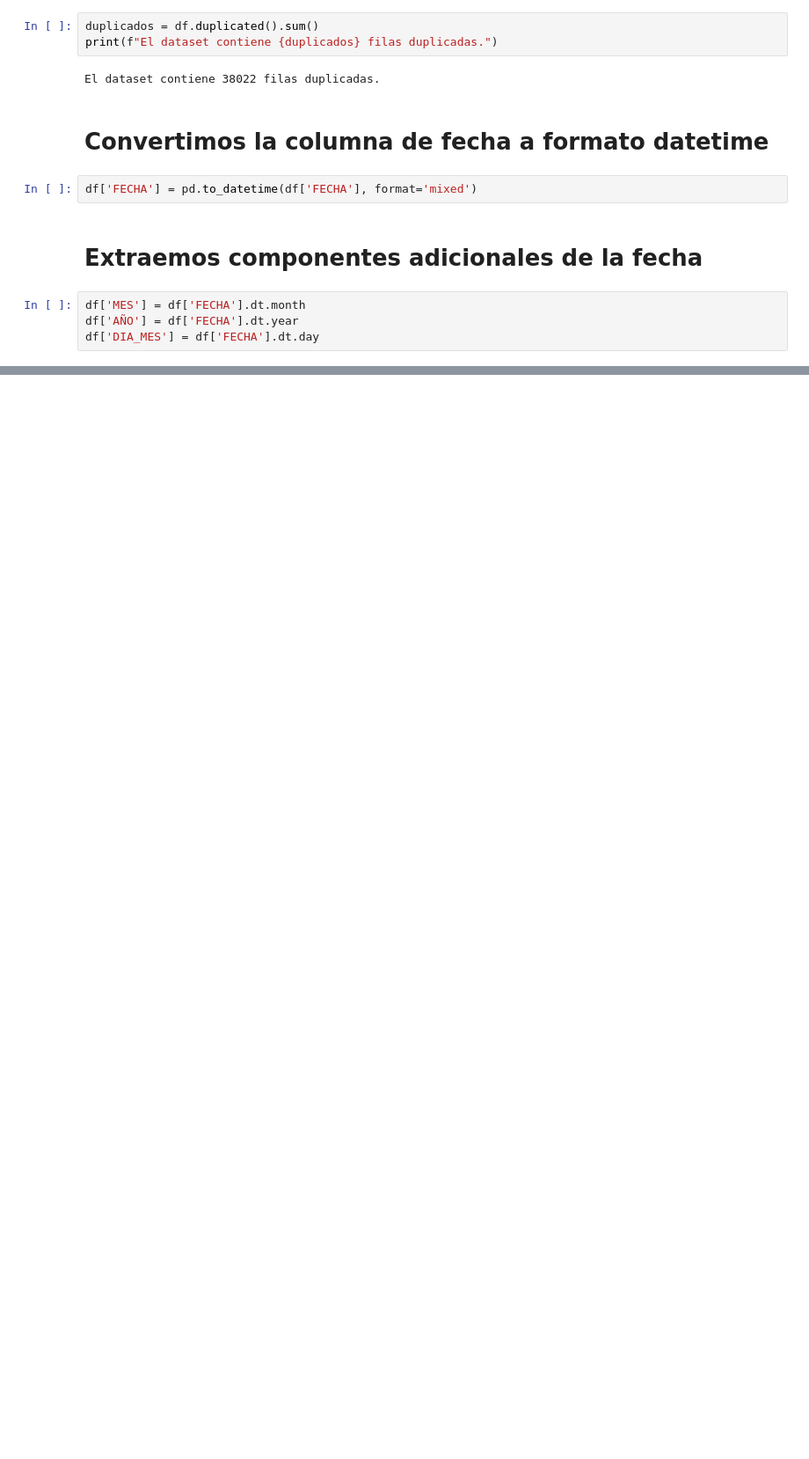
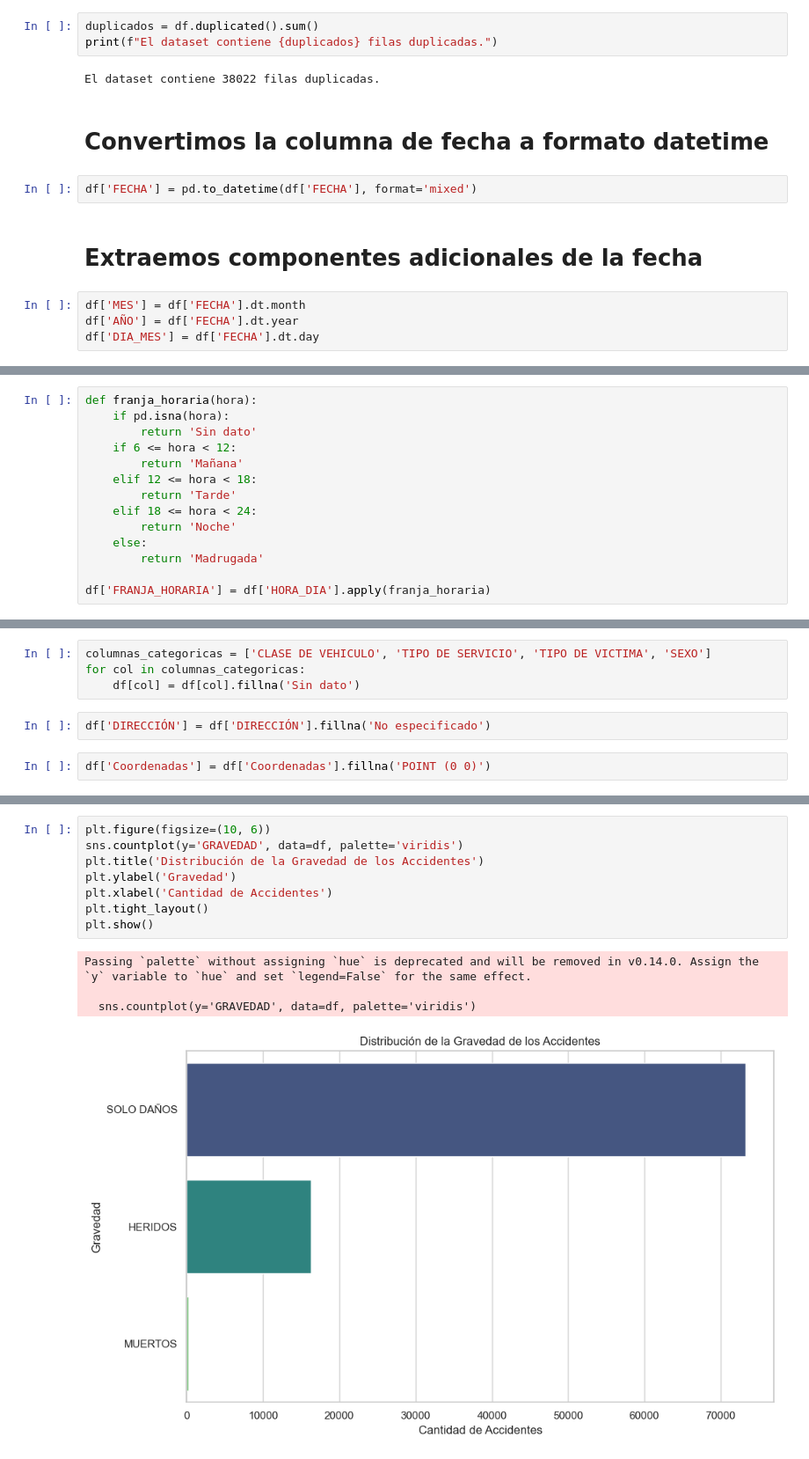
Before and after one commit to dandresgranados/Bootcamp-Kodigo-Tareas, a Jupyter notebook: Tarea1.ipynb, the cells around one changed output, grey strips where cells are left out. Shown at 88% size. Cells and saved outputs as stored; diff of their text form; blank space fills up the shorter version.

Commit message:
implementar visualizaciones iniciales

```diff
--- a/Tarea1.ipynb
+++ b/Tarea1.ipynb
@@ -110,0 +131,14 @@ df['DIA_MES'] = df['FECHA'].dt.day
+# %%
+def franja_horaria(hora):
+    if pd.isna(hora):
+        return 'Sin dato'
+    if 6 <= hora < 12:
+        return 'Mañana'
+    elif 12 <= hora < 18:
+        return 'Tarde'
+    elif 18 <= hora < 24:
+        return 'Noche'
+    else:
+        return 'Madrugada'
+
+df['FRANJA_HORARIA'] = df['HORA_DIA'].apply(franja_horaria)
@@ -110,0 +148,8 @@ df['DIA_MES'] = df['FECHA'].dt.day
+# %%
+columnas_categoricas = ['CLASE DE VEHICULO', 'TIPO DE SERVICIO', 'TIPO DE VICTIMA', 'SEXO']
+for col in columnas_categoricas:
+    df[col] = df[col].fillna('Sin dato')
+# %%
+df['DIRECCIÓN'] = df['DIRECCIÓN'].fillna('No especificado')
+# %%
+df['Coordenadas'] = df['Coordenadas'].fillna('POINT (0 0)')
@@ -110,0 +182,13 @@ df['DIA_MES'] = df['FECHA'].dt.day
+# %%
+plt.figure(figsize=(10, 6))
+sns.countplot(y='GRAVEDAD', data=df, palette='viridis')
+plt.title('Distribución de la Gravedad de los Accidentes')
+plt.ylabel('Gravedad')
+plt.xlabel('Cantidad de Accidentes')
+plt.tight_layout()
+plt.show()
+# %% [output]
+Passing `palette` without assigning `hue` is deprecated and will be removed in v0.14.0. Assign the `y` variable to `hue` and set `legend=False` for the same effect.
+
+  sns.countplot(y='GRAVEDAD', data=df, palette='viridis')
+[figure, added]
```
Also changed, not shown: parts of 32 cells of this notebook.
